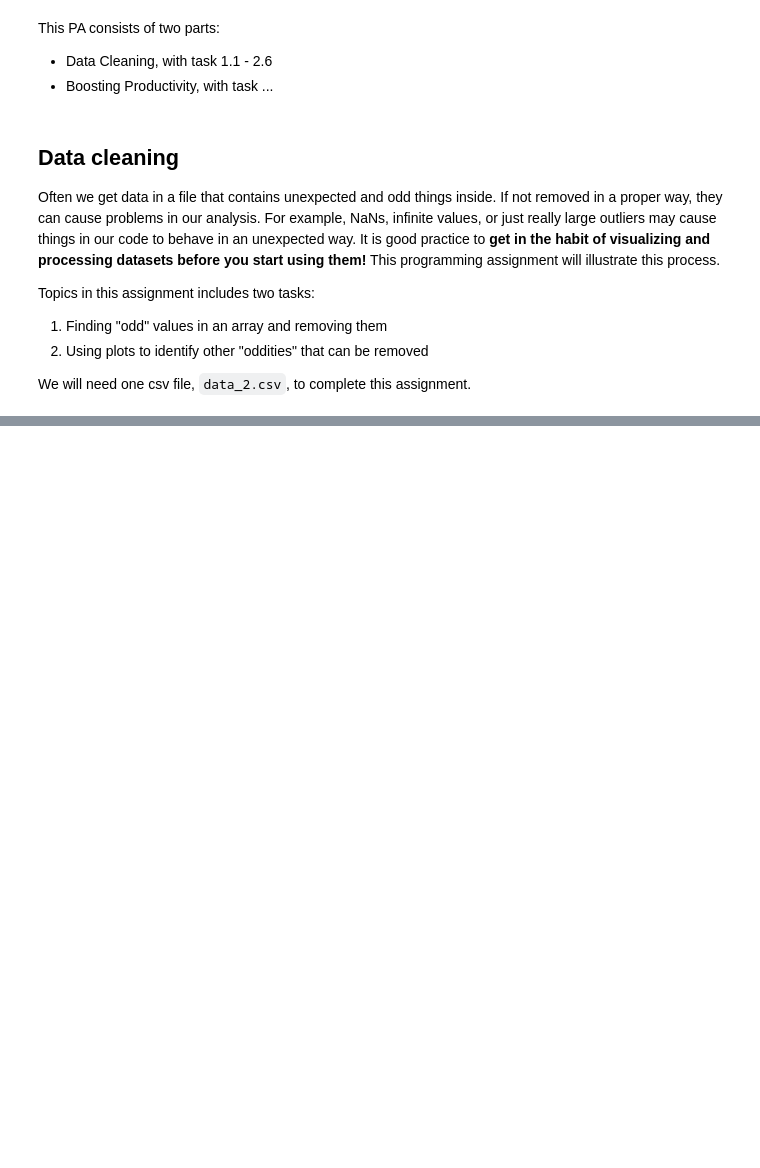
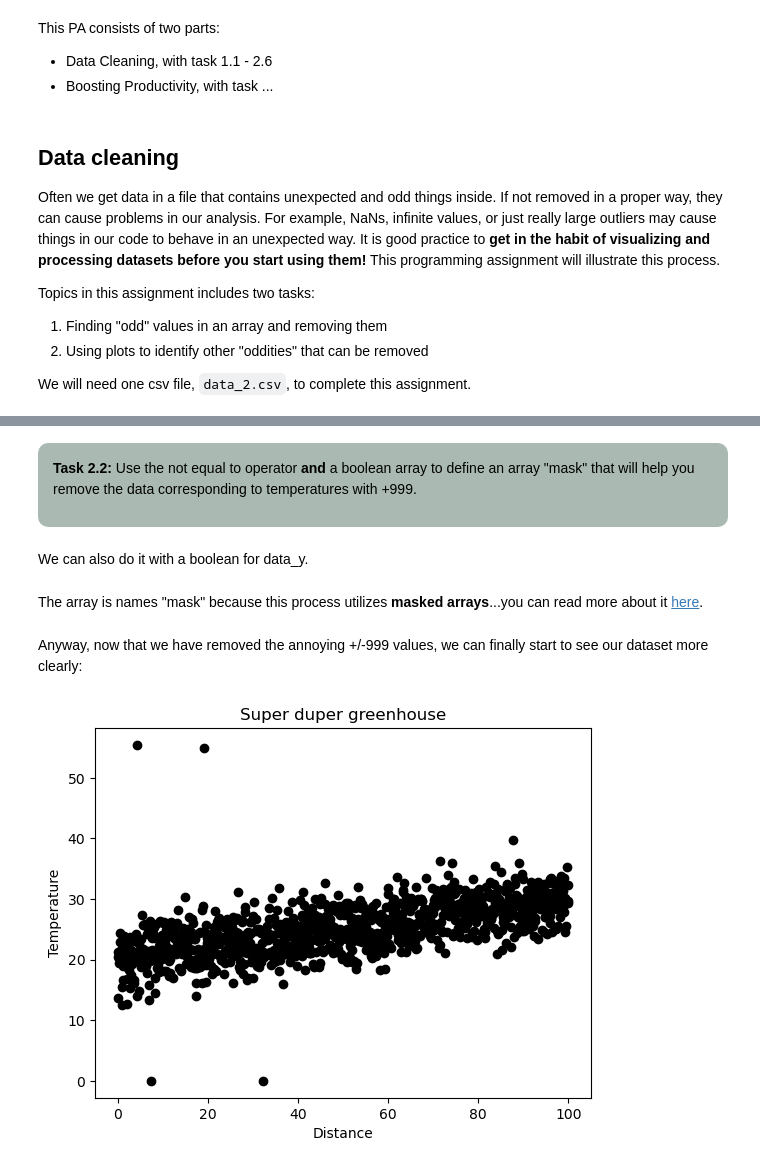
Before and after one commit to Structural-Mechanics-CEG/pa-1-3-Tom-van-Woudenberg, a Jupyter notebook: PA_1_3_Data_Cleaning_and_Boosting_Productivity.ipynb, the cells around one changed output, grey strips where cells are left out. Drawn from its saved outputs; the diff is of its cells as text; code cells hidden in the pictures; blank space fills up the shorter version.

```diff
--- a/PA_1_3_Data_Cleaning_and_Boosting_Productivity.ipynb
+++ b/PA_1_3_Data_Cleaning_and_Boosting_Productivity.ipynb
@@ -34,0 +141,3 @@ import matplotlib.pyplot as plt
+# %%
+distance = distance[temperature!=-999]
+temperature = temperature[temperature!=-999]
@@ -34,0 +154,25 @@ import matplotlib.pyplot as plt
+# %% [markdown]
+<div style="background-color:#AABAB2; color: black; vertical-align: middle; padding:15px; margin: 10px; border-radius: 10px">
+<p>
+<b>Task 2.2:</b>
+    Use the not equal to operator <b>and</b> a boolean array to define an array "mask" that will help you remove the data corresponding to temperatures with +999.
+</p>
+</div>
+# %% [markdown]
+We can also do it with a boolean for data_y.
+# %%
+mask = temperature!=999
+distance = distance[mask]
+temperature = temperature[mask]
+# %% [markdown]
+The array is names "mask" because this process utilizes **masked arrays**...you can read more about it [here](https://python.plainenglish.io/numpy-masks-in-python-d8c13509fbc8).
+# %% [markdown]
+Anyway, now that we have removed the annoying +/-999 values, we can finally start to see our dataset more clearly:
+# %%
+plt.plot(distance, temperature, "ok", label = 'Temperature')
+plt.title("Super duper greenhouse")
+plt.xlabel('Distance')
+plt.ylabel('Temperature')
+plt.show()
+# %% [output]
+[figure, added]
```
Also changed, not shown: parts of 60 cells of this notebook.
